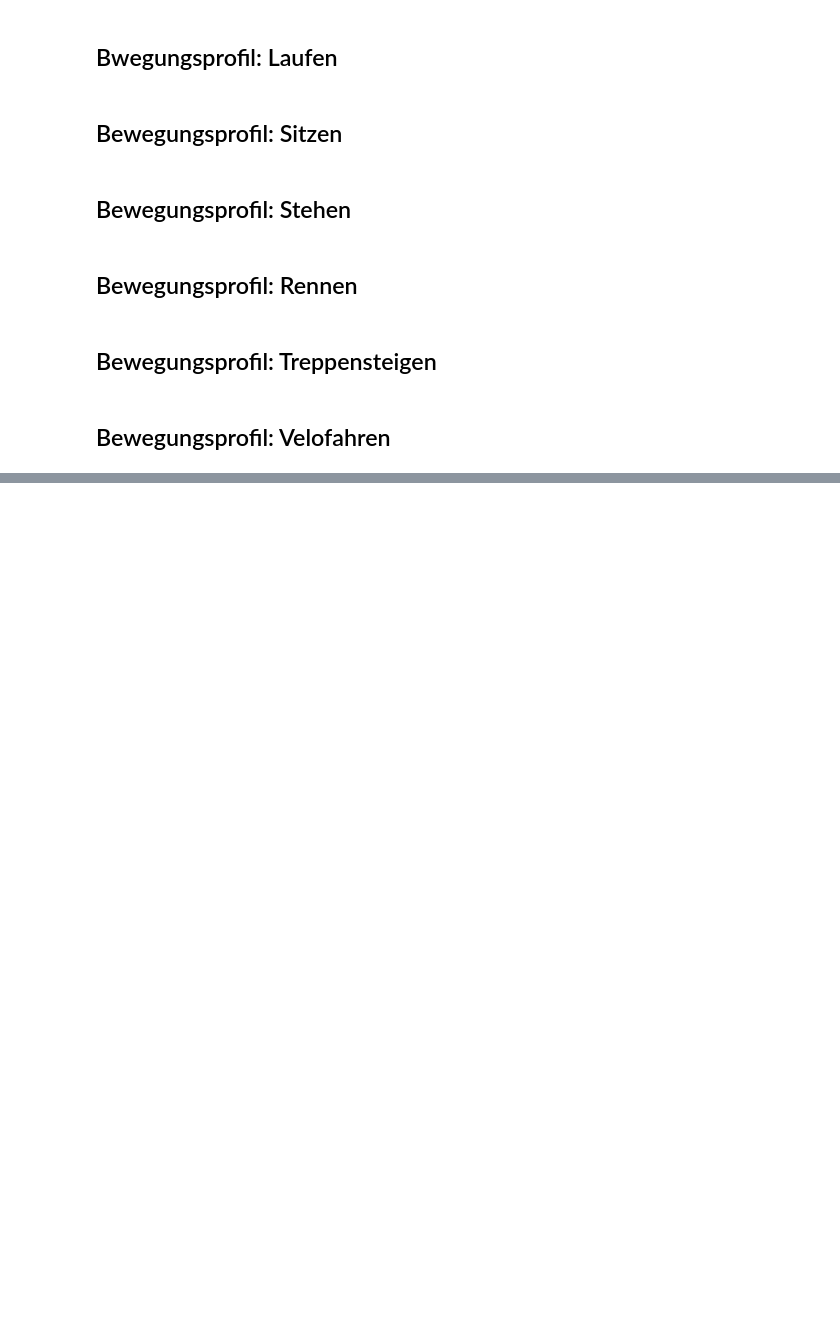
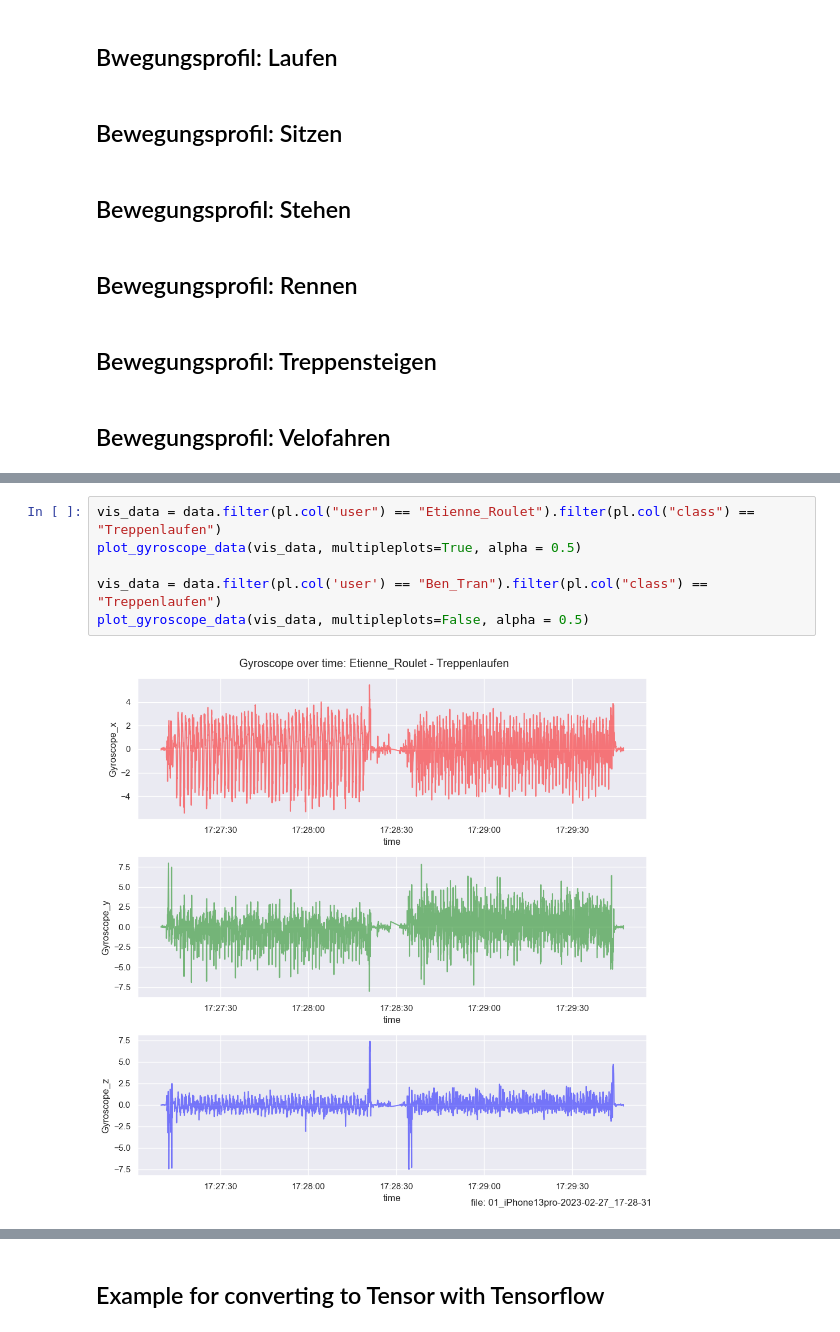
Before and after one commit to CDL1-Sensor/Sensor_Data-Wrangling-und-EDA, a Jupyter notebook: all-sensor-measurments-plots.ipynb, the cells around one changed output, grey strips where cells are left out. Saved outputs shown, nothing was run; the diff lists cells and outputs as text; blank space fills up the shorter version.

```diff
--- a/all-sensor-measurments-plots.ipynb
+++ b/all-sensor-measurments-plots.ipynb
@@ -248,0 +337,8 @@ shape: (623827, 16)
+# %%
+vis_data = data.filter(pl.col("user") == "Etienne_Roulet").filter(pl.col("class") == "Treppenlaufen")
+plot_gyroscope_data(vis_data, multipleplots=True, alpha = 0.5)
+
+vis_data = data.filter(pl.col('user') == "Ben_Tran").filter(pl.col("class") == "Treppenlaufen")
+plot_gyroscope_data(vis_data, multipleplots=False, alpha = 0.5)
+# %% [output]
+[figure, added]
@@ -248,0 +346,2 @@ shape: (623827, 16)
+# %% [markdown]
+## Example for converting to Tensor with Tensorflow
```
Also changed, not shown: parts of 13 cells of this notebook, 2 other files.
